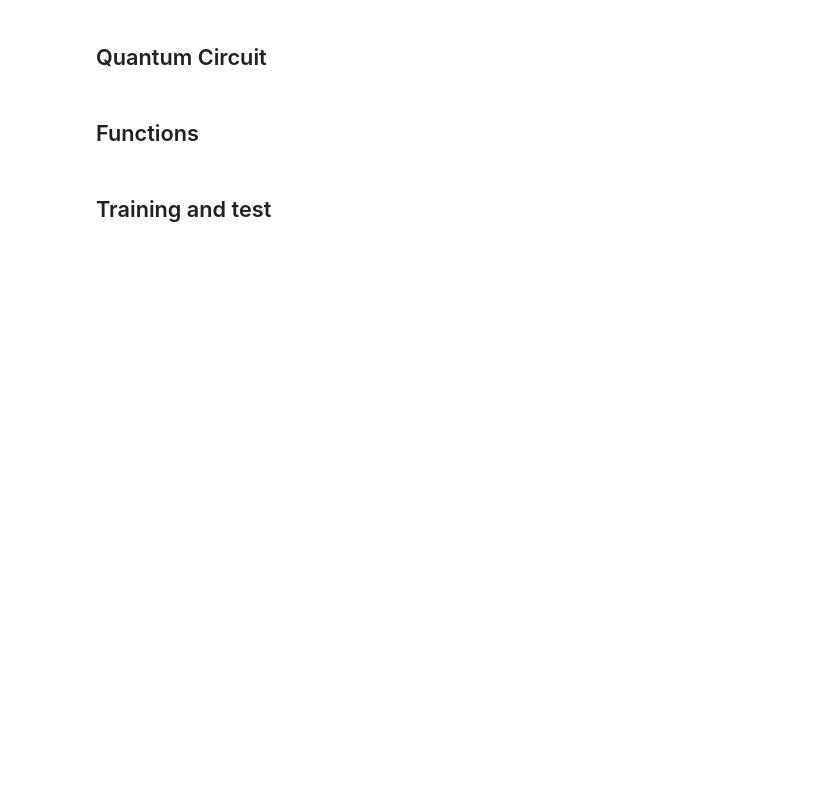
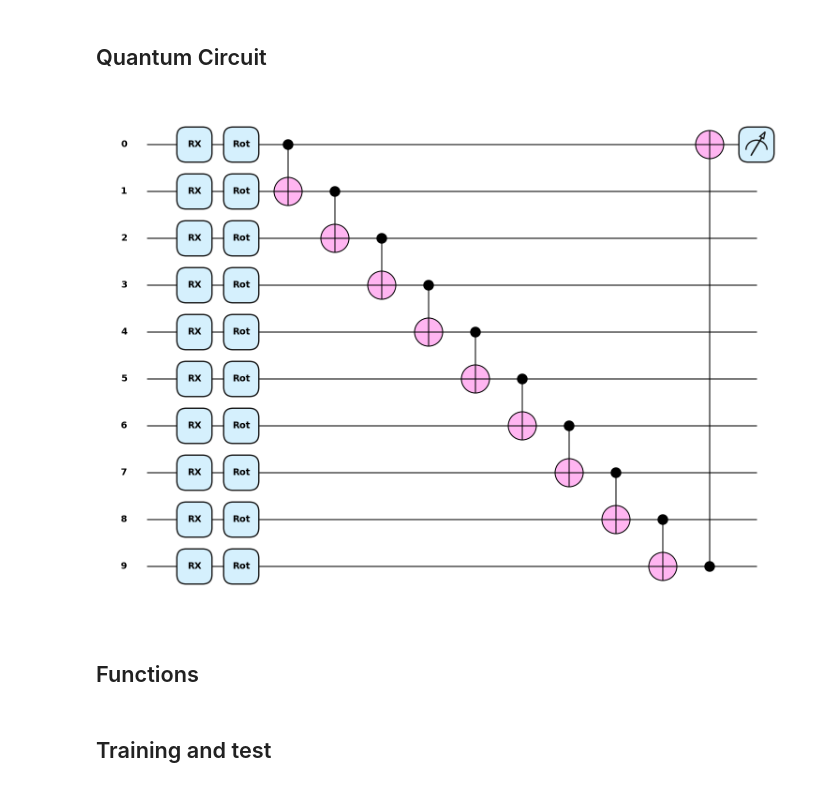
Before and after one commit to Brusa99/EntanglementDetectionQML, a Jupyter notebook: qvc/qvc_haar_obs.ipynb, the cells around one changed output. Saved outputs shown, nothing was run; the diff lists cells and outputs as text; code cells hidden in the pictures; blank space fills up the shorter version.

```diff
--- a/qvc/qvc_haar_obs.ipynb
+++ b/qvc/qvc_haar_obs.ipynb
@@ -77,16 +77,21 @@ Number of Qbits:  5
 # %%
 dev_var = qml.device("lightning.qubit", wires=n_qubits)
 
 @qml.qnode(dev_var, diff_method="parameter-shift")
 def quantum_model(x, params):
     """A variational quantum model."""
 
     # embedding
-    IQPEmbedding(x, wires=range(n_qubits),n_repeats=2)
+    qml.AngleEmbedding(x, wires=range(n_qubits))
 
     # trainable measurement
     StronglyEntanglingLayers(params, wires=range(n_qubits))
     return qml.expval(qml.PauliZ(0))
+
+# Exemple of the circuit
+fig, ax = qml.draw_mpl(quantum_model,expansion_strategy="device",style="pennylane")(X_test[0],np.random.randn(1, n_qubits,3))
+# %% [output]
+[figure, added]
 # %% [markdown]
 ## Functions
 # %%
```
Also changed, not shown: parts of 8 cells of this notebook, 3 other files.
